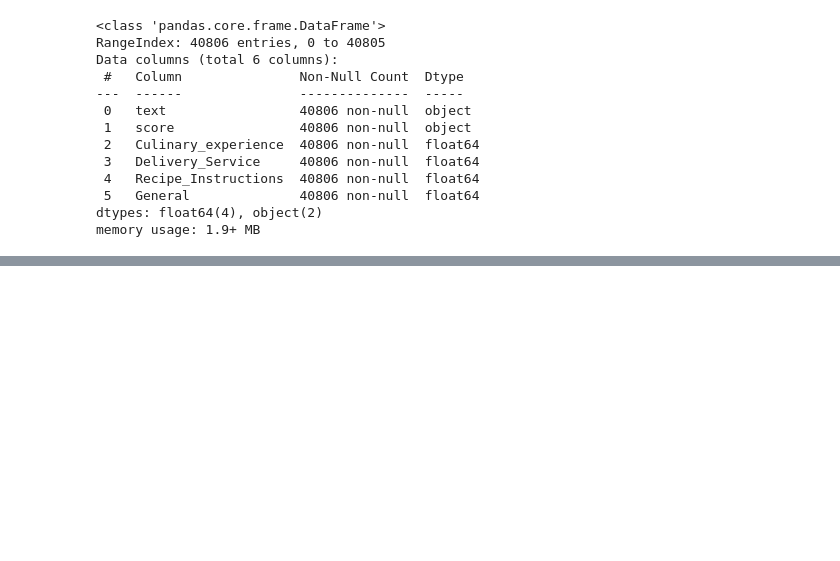
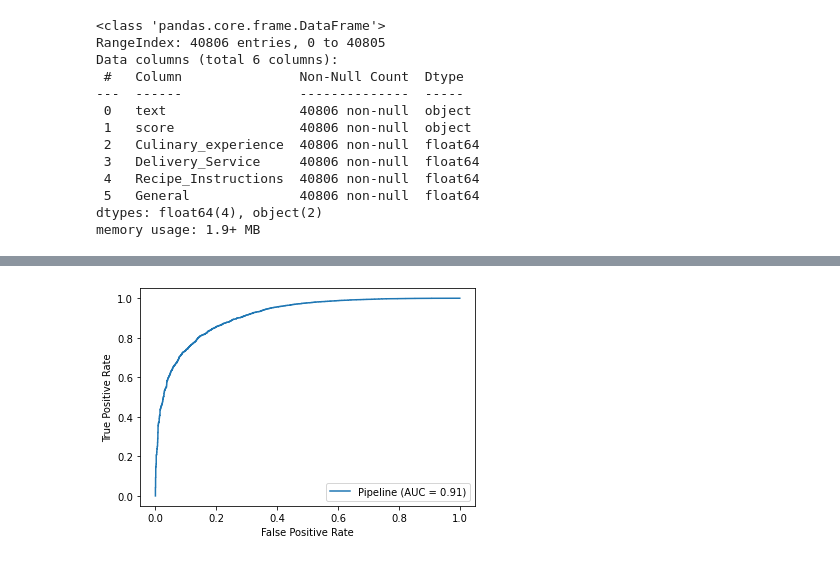
Before and after one commit to ddcots24/Hello-Fresh, a Jupyter notebook: Hello Fresh Review Analysis.ipynb, the cells around one changed output, grey strips where cells are left out. Cells and saved outputs as stored; diff of their text form; code cells hidden in the pictures; blank space fills up the shorter version.

```diff
--- a/Hello Fresh Review Analysis.ipynb
+++ b/Hello Fresh Review Analysis.ipynb
@@ -326,6 +334,10 @@ Data columns (total 6 columns):
  5   General              40806 non-null  float64
 dtypes: float64(4), object(2)
 memory usage: 1.9+ MB
+# %%
+# Changing the numeric star rating to positive/neutral/negative sentiments
+changing_neutral_negative = {'neutral': "negative"}
+data_set['score'] = data_set['score'].replace(changing_neutral_negative)
 # %%
 X = data_set.drop(columns = 'score')
 y = data_set['score']
@@ -340,0 +354,22 @@ X_train, X_test, y_train, y_test = train_test_split(X, y, test_size = .25, rando
+# %%
+text_transformer = Pipeline(steps = [
+    ("squeeze", FunctionTransformer(lambda x: x.squeeze())),
+    ("vec", CountVectorizer()),
+    ("array", FunctionTransformer(lambda x: x.toarray()))
+])
+
+numeric_transformer = Pipeline(steps = [
+    ("scale", StandardScaler())
+])
+
+preprocessor = ColumnTransformer(transformers = [
+    ('review_text', text_transformer, ['text']),
+    ('num', numeric_transformer, ['Culinary_experience', 'Delivery_Service', 'Recipe_Instructions', 'General'])
+])
+
+steps = [('preprocessor', preprocessor),
+         ('smote', SMOTE(random_state = 24, sampling_strategy = 'not majority')),
+         ('randfor', RandomForestClassifier(random_state = 24, max_depth = 8))]
+fsmodel = Pipeline(steps)
+# %%
+fsmodel.fit(X_train, y_train)
@@ -340,0 +413,4 @@ X_train, X_test, y_train, y_test = train_test_split(X, y, test_size = .25, rando
+# %%
+plot_roc_curve(fsmodel, X_test, y_test);
+# %% [output]
+[figure, added]
```
Also changed, not shown: parts of 9 cells of this notebook.
